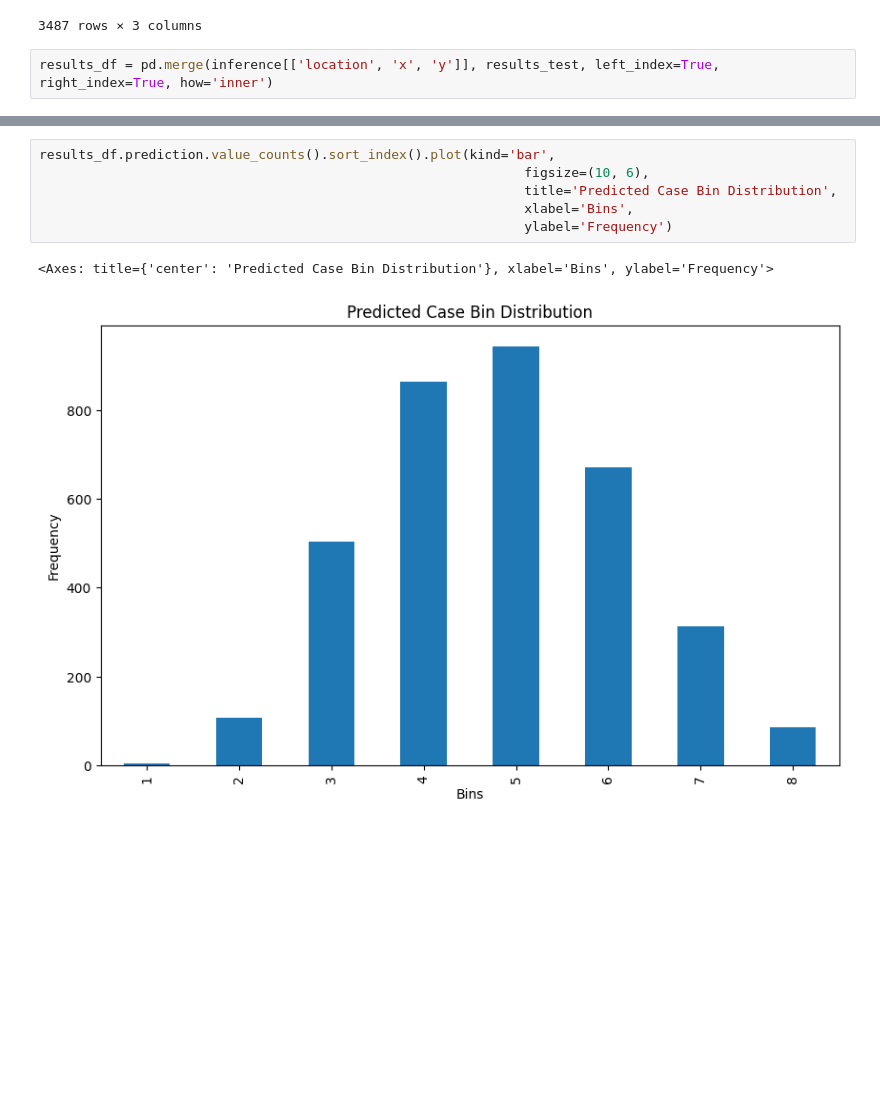
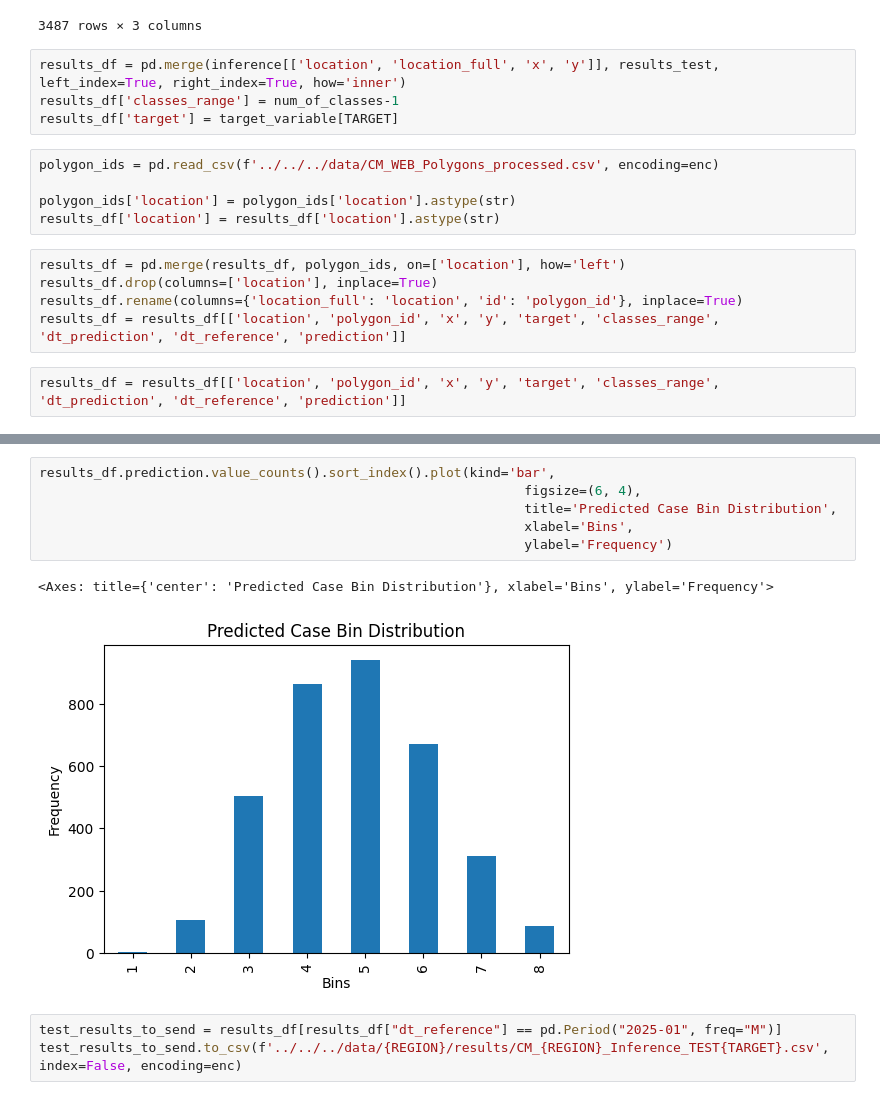
Before and after one commit to dsainidis/MBD-Prediction, a Jupyter notebook: NUTS3 Level/Cameroon/notebooks/ExtNord/modeling/21_CM_ExtNord_Inference.ipynb, the cells around one changed output, grey strips where cells are left out. Cells and saved outputs as stored; diff of their text form; blank space fills up the shorter version.

Commit message:
added inference pipeling for cameroon

```diff
--- a/NUTS3 Level/Cameroon/notebooks/ExtNord/modeling/21_CM_ExtNord_Inference.ipynb
+++ b/NUTS3 Level/Cameroon/notebooks/ExtNord/modeling/21_CM_ExtNord_Inference.ipynb
@@ -138,7 +149,21 @@ results_test
 | 3486 | 4 | 2025-08 | 2025-11 |
 3487 rows × 3 columns
 # %%
-results_df = pd.merge(inference[['location', 'x', 'y']], results_test, left_index=True, right_index=True, how='inner')
+results_df = pd.merge(inference[['location', 'location_full', 'x', 'y']], results_test, left_index=True, right_index=True, how='inner')
+results_df['classes_range'] = num_of_classes-1
+results_df['target'] = target_variable[ΤARGET]
+# %%
+polygon_ids = pd.read_csv(f'../../../data/CM_WEB_Polygons_processed.csv', encoding=enc)
+
+polygon_ids['location'] = polygon_ids['location'].astype(str)
+results_df['location'] = results_df['location'].astype(str)
+# %%
+results_df = pd.merge(results_df, polygon_ids, on=['location'], how='left')
+results_df.drop(columns=['location'], inplace=True)
+results_df.rename(columns={'location_full': 'location', 'id': 'polygon_id'}, inplace=True)
+results_df = results_df[['location', 'polygon_id', 'x', 'y', 'target', 'classes_range', 'dt_prediction', 'dt_reference', 'prediction']]
+# %%
+results_df = results_df[['location', 'polygon_id', 'x', 'y', 'target', 'classes_range', 'dt_prediction', 'dt_reference', 'prediction']]
 # %%
 results_df
 # %% [output]
@@ -158,9 +183,12 @@ results_df
 # %%
 results_df.prediction.value_counts().sort_index().plot(kind='bar',
-                                                              figsize=(10, 6),
+                                                              figsize=(6, 4),
                                                               title='Predicted Case Bin Distribution',
                                                               xlabel='Bins',
                                                               ylabel='Frequency')
 # %% [output]
 <Axes: title={'center': 'Predicted Case Bin Distribution'}, xlabel='Bins', ylabel='Frequency'>
-[figure, old version]
+[figure, new version]
+# %%
+test_results_to_send = results_df[results_df["dt_reference"] == pd.Period("2025-01", freq="M")]
+test_results_to_send.to_csv(f'../../../data/{REGION}/results/CM_{REGION}_Inference_TEST{ΤARGET}.csv', index=False, encoding=enc)
```
Also changed, not shown: parts of 13 cells of this notebook, 25 other files.
